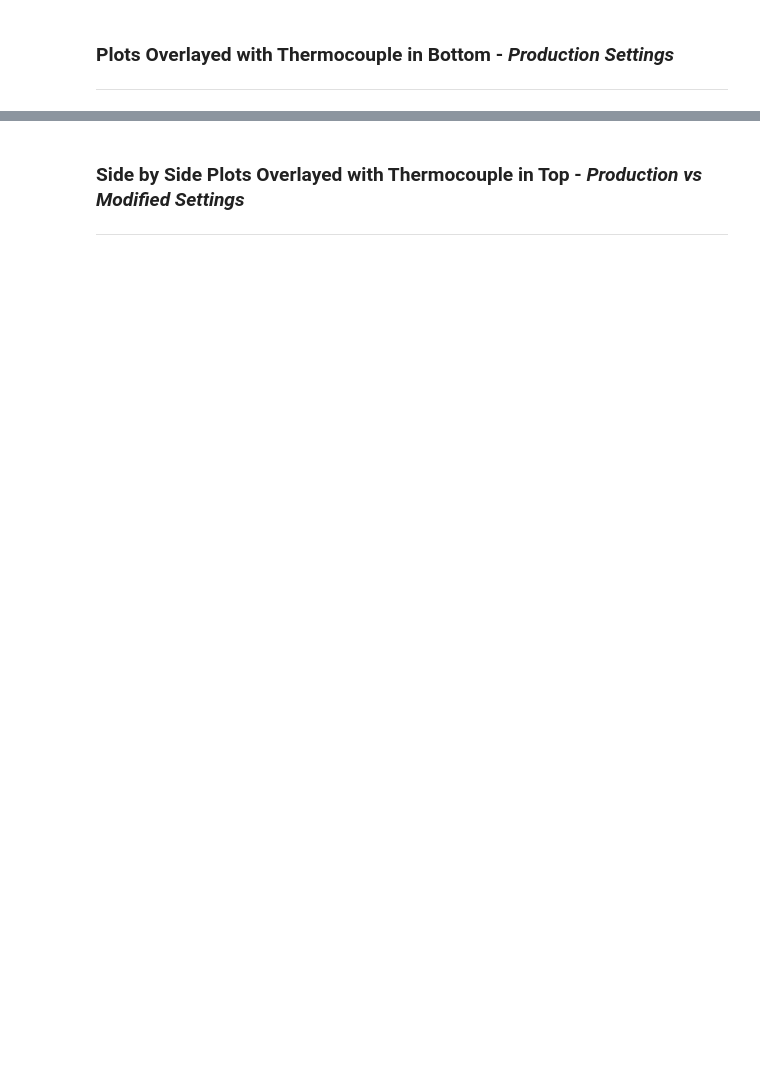
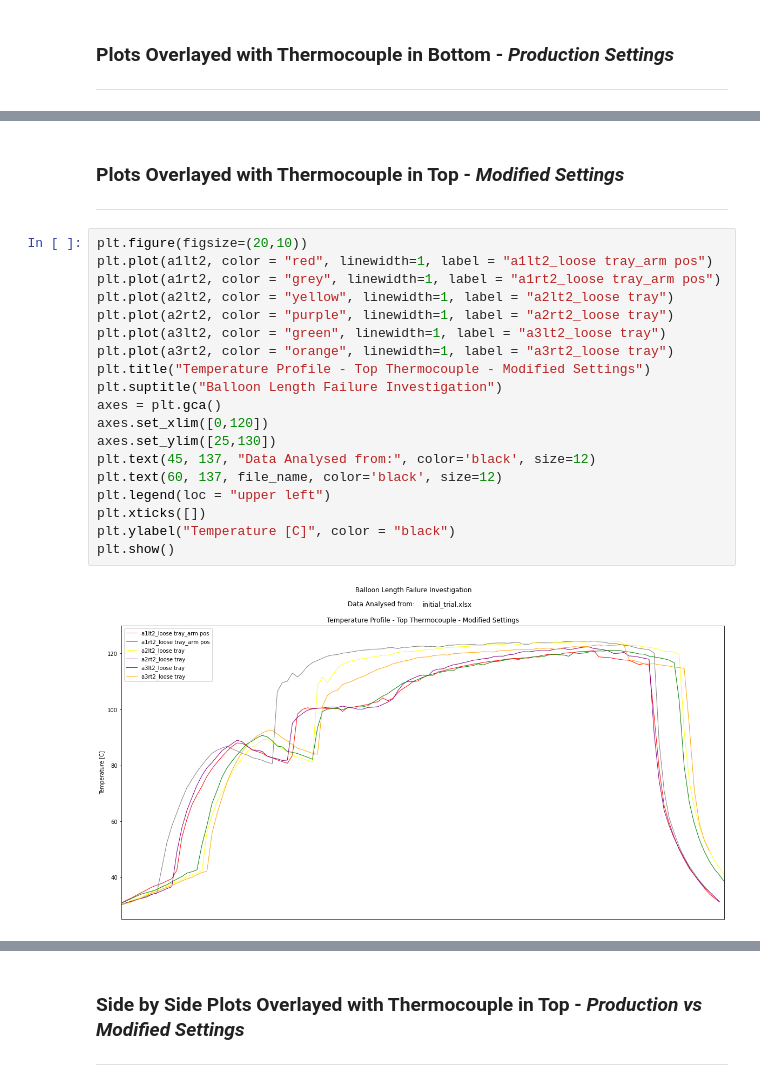
Before and after one commit to KeithQuinn/Temperature_Profile_Analysis, a Jupyter notebook: Initial_Trial/SAM 5 Balloon Length Investigation.ipynb, the cells around one changed output, grey strips where cells are left out. Cells and saved outputs as stored; diff of their text form; blank space fills up the shorter version.

```diff
--- a/Initial_Trial/SAM 5 Balloon Length Investigation.ipynb
+++ b/Initial_Trial/SAM 5 Balloon Length Investigation.ipynb
@@ -173,0 +173,24 @@ plt.show()
+# %% [markdown]
+### Plots Overlayed with Thermocouple in Top - *Modified Settings*
+***
+# %%
+plt.figure(figsize=(20,10))
+plt.plot(a1lt2, color = "red", linewidth=1, label = "a1lt2_loose tray_arm pos")
+plt.plot(a1rt2, color = "grey", linewidth=1, label = "a1rt2_loose tray_arm pos")
+plt.plot(a2lt2, color = "yellow", linewidth=1, label = "a2lt2_loose tray")
+plt.plot(a2rt2, color = "purple", linewidth=1, label = "a2rt2_loose tray")
+plt.plot(a3lt2, color = "green", linewidth=1, label = "a3lt2_loose tray")
+plt.plot(a3rt2, color = "orange", linewidth=1, label = "a3rt2_loose tray")
+plt.title("Temperature Profile - Top Thermocouple - Modified Settings")
+plt.suptitle("Balloon Length Failure Investigation")
+axes = plt.gca()
+axes.set_xlim([0,120])
+axes.set_ylim([25,130])
+plt.text(45, 137, "Data Analysed from:", color='black', size=12)
+plt.text(60, 137, file_name, color='black', size=12)
+plt.legend(loc = "upper left")
+plt.xticks([])
+plt.ylabel("Temperature [C]", color = "black")
+plt.show()
+# %% [output]
+[figure, added]
```
Also changed, not shown: parts of 16 cells of this notebook, 30 other files.
